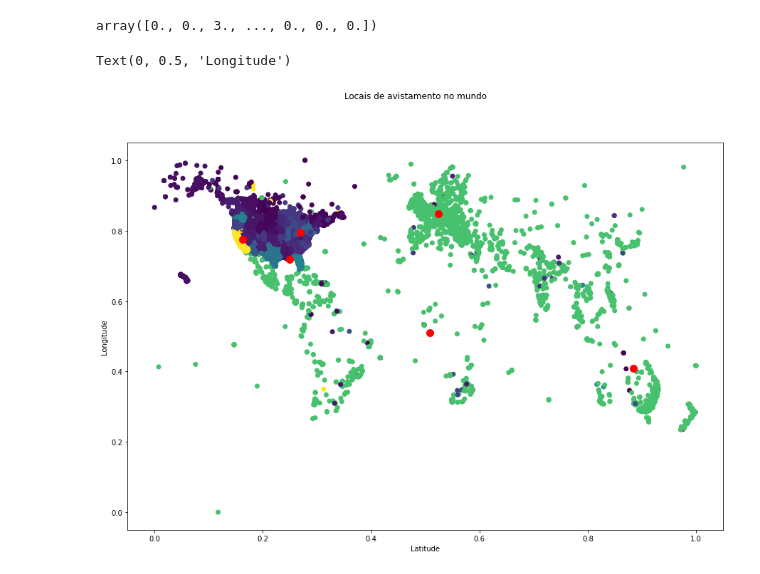
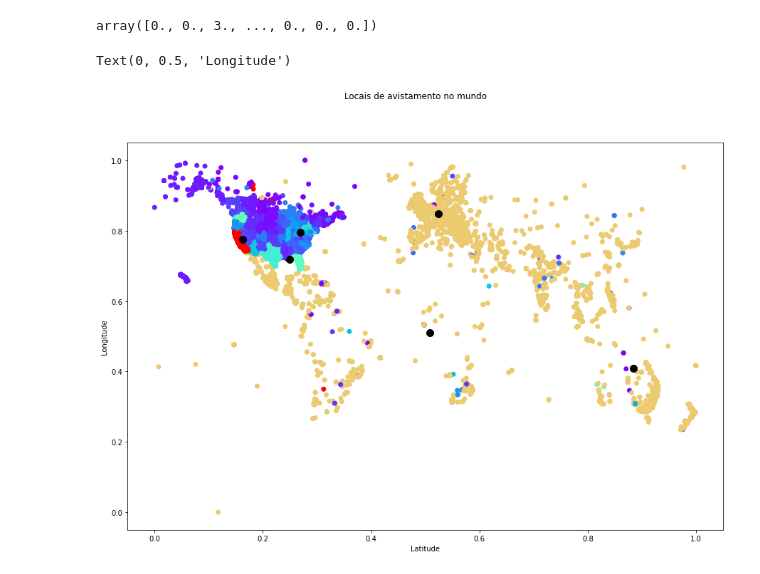
Before and after one commit to robertasilvano/UFOs_datascience, a Jupyter notebook: clustering_world.ipynb, the cells around one changed output. Cells and saved outputs as stored; diff of their text form; code cells hidden in the pictures.

```diff
--- a/clustering_world.ipynb
+++ b/clustering_world.ipynb
@@ -38,0 +45,12 @@ pesos = [states.count(s) for s in states]
+# %%
+# aplica o elbow criteria
+
+sse = {}
+for k in range(2, 50):
+    kmeans = KMeans(n_clusters=k, max_iter=2000).fit(scaler.fit_transform(lat_lon), sample_weight=pesos)
+    sse[k] = kmeans.inertia_
+plt.figure()
+plt.plot(list(sse.keys()), list(sse.values()))
+plt.xlabel("Number of cluster")
+plt.ylabel("SSE")
+plt.show()
@@ -39,6 +59,7 @@ pesos = [states.count(s) for s in states]
 # %%
-kmeans = KMeans(n_clusters=6, max_iter=2000)
-scaler = MinMaxScaler()
+# aplica o algoritmo kmeans, utilizando os pesos e normalizando os valores
+
+kmeans = KMeans(n_clusters=25, max_iter=2000)
 kmeans.fit(scaler.fit_transform(lat_lon), sample_weight=pesos)
 lat_lon_scaled = np.array(scaler.fit_transform(lat_lon))
 lat_lon_scaled
@@ -61,11 +83,11 @@ locations
 array([0., 0., 3., ..., 0., 0., 0.])
 # %%
 fig, ax = plt.subplots(figsize=(15, 10))
-scatter = ax.scatter(lat_lon_scaled[:, 0], lat_lon_scaled[:, 1], c=pesos)
-ax.scatter(centers[:, 0], centers[:, 1], c='red', s=100)
+scatter = ax.scatter(lat_lon_scaled[:, 0], lat_lon_scaled[:, 1], c=pesos, cmap='rainbow')
+ax.scatter(centers[:, 0], centers[:, 1], c='black', s=100)
 fig.suptitle('Locais de avistamento no mundo')
 plt.xlabel('Latitude')
 plt.ylabel('Longitude')
 # %% [output]
 Text(0, 0.5, 'Longitude')
-[figure, old version]
+[figure, new version]
```
Also changed, not shown: parts of 14 cells of this notebook, 4 other files.
